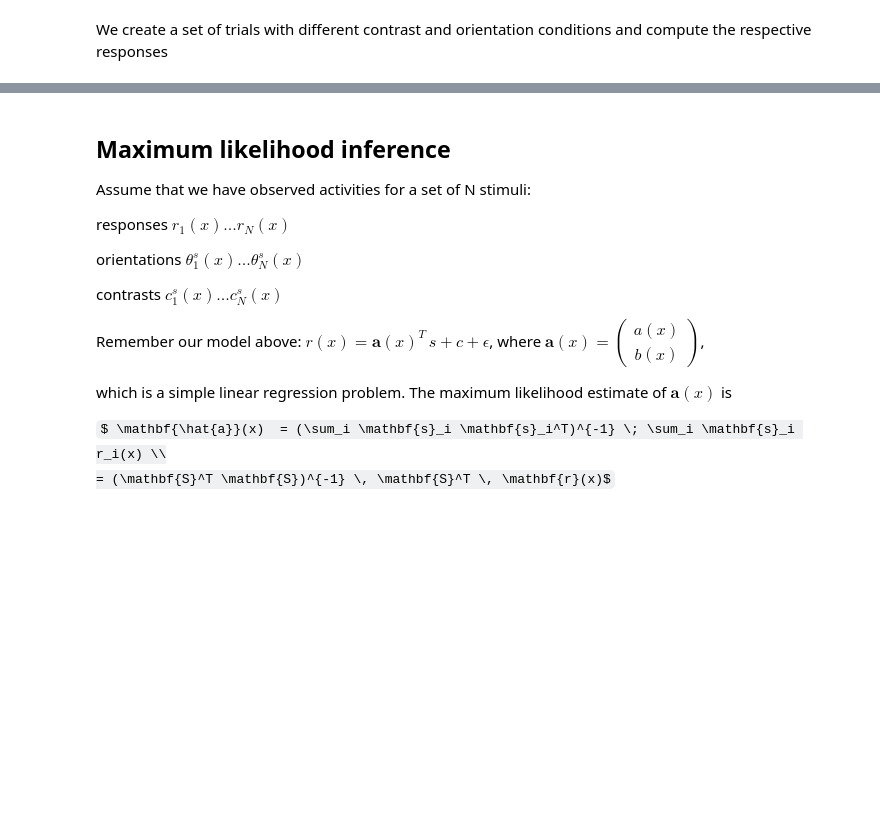
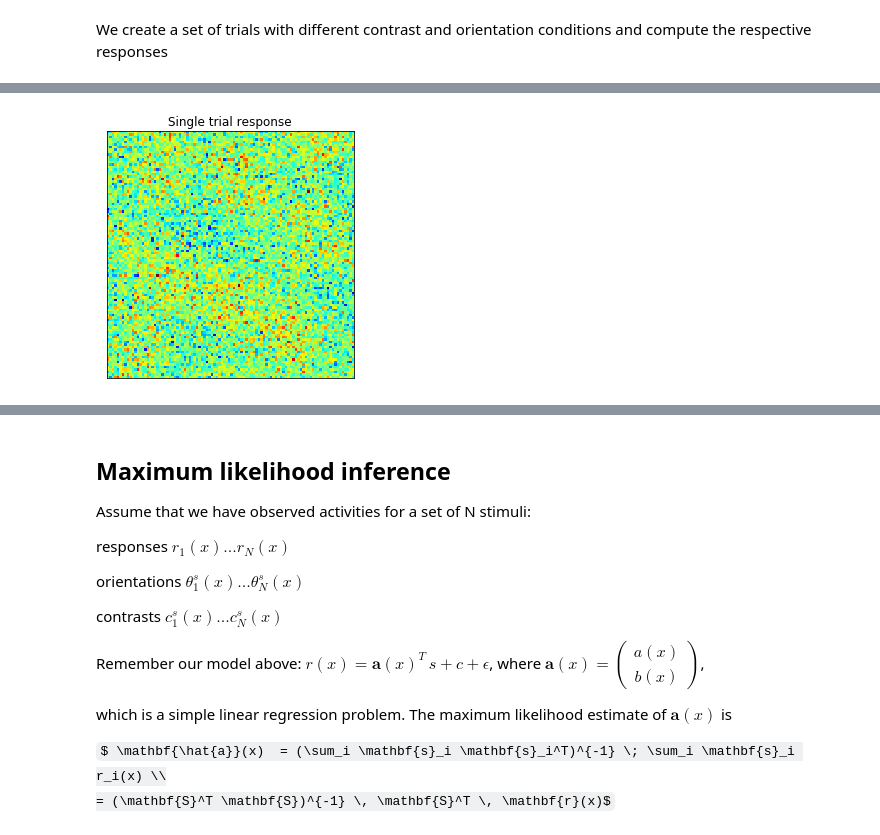
Before and after one commit to mackelab/gp-maps-python, a Jupyter notebook: OPM.ipynb, the cells around one changed output, grey strips where cells are left out. Drawn from its saved outputs; the diff is of its cells as text; code cells hidden in the pictures; some formulas as TeX source; blank space fills up the shorter version.

```diff
--- a/OPM.ipynb
+++ b/OPM.ipynb
@@ -112,0 +137,10 @@ R.shape
+# %%
+f, ax = plt.subplots()
+ax.imshow(R[0,0,:,:], cmap='jet')
+ax.set_xticks([])
+ax.set_yticks([])
+plt.title('Single trial response')
+plt.tight_layout()
+plt.savefig('plots/single_response.pdf')
+# %% [output]
+[figure, added]
```
Also changed, not shown: parts of 10 cells of this notebook, 5 other files.
